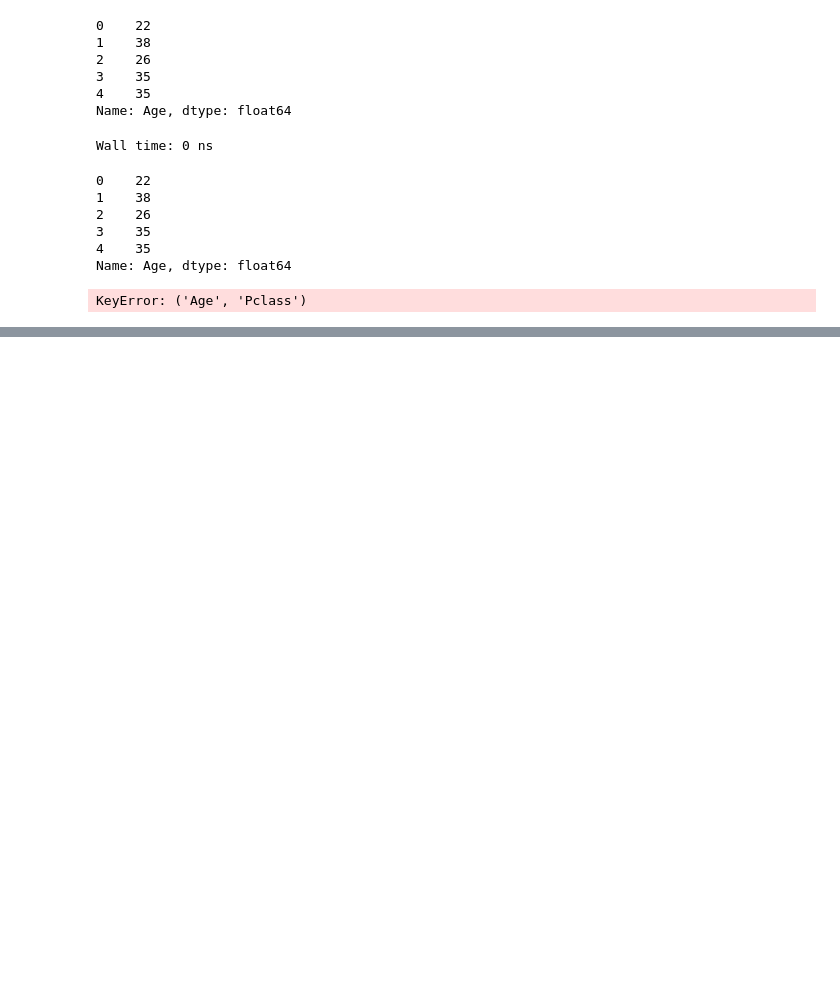
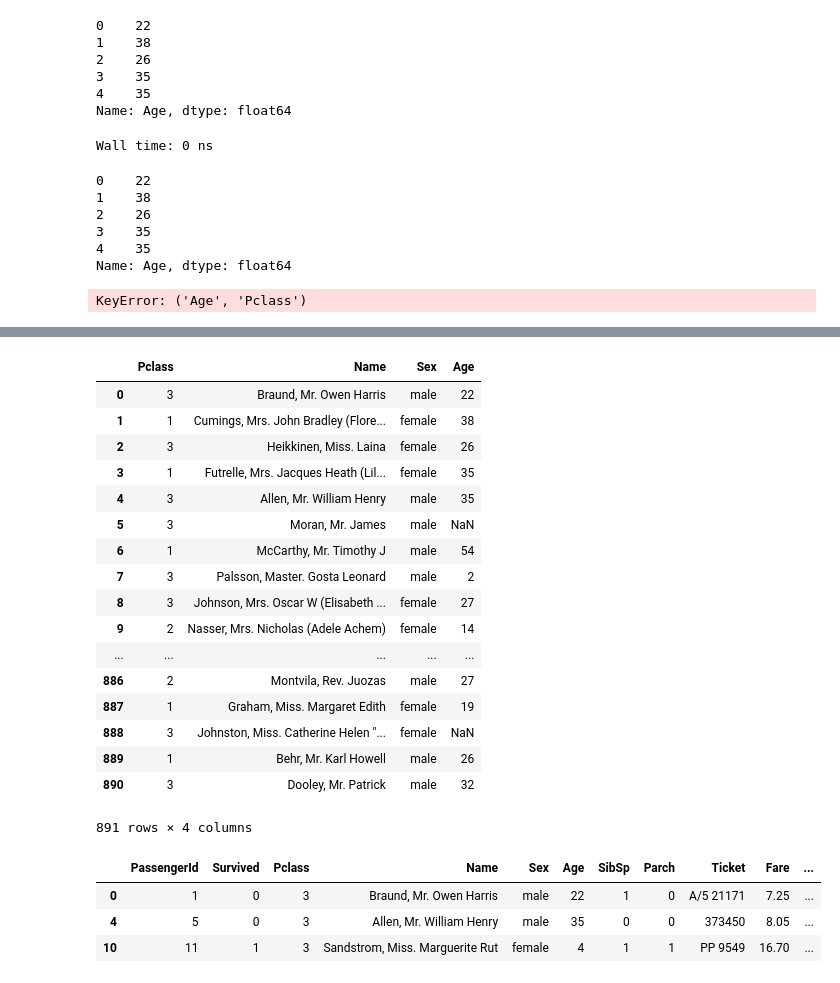
Before and after one commit to story645/ccny_software_carpentary, a Jupyter notebook: afternoon_session.ipynb, the cells around one changed output, grey strips where cells are left out. Saved outputs shown, nothing was run; the diff lists cells and outputs as text; code cells hidden in the pictures; blank space fills up the shorter version.

Commit message:
indexing

```diff
--- a/afternoon_session.ipynb
+++ b/afternoon_session.ipynb
@@ -163,0 +264,30 @@ KeyError: ('Age', 'Pclass')
+# %%
+#can be used to grab multiple columns->everything from Pclass to age
+train.loc[:,'Pclass':'Age']
+# %% [output]
+|  | Pclass | Name | Sex | Age |
+| 0 | 3 | Braund, Mr. Owen Harris | male | 22 |
+| 1 | 1 | Cumings, Mrs. John Bradley (Flore... | female | 38 |
+| 2 | 3 | Heikkinen, Miss. Laina | female | 26 |
+| 3 | 1 | Futrelle, Mrs. Jacques Heath (Lil... | female | 35 |
+| 4 | 3 | Allen, Mr. William Henry | male | 35 |
+| 5 | 3 | Moran, Mr. James | male | NaN |
+| 6 | 1 | McCarthy, Mr. Timothy J | male | 54 |
+| 7 | 3 | Palsson, Master. Gosta Leonard | male | 2 |
+| 8 | 3 | Johnson, Mrs. Oscar W (Elisabeth ... | female | 27 |
+| 9 | 2 | Nasser, Mrs. Nicholas (Adele Achem) | female | 14 |
+| ... | ... | ... | ... | ... |
+| 886 | 2 | Montvila, Rev. Juozas | male | 27 |
+| 887 | 1 | Graham, Miss. Margaret Edith | female | 19 |
+| 888 | 3 | Johnston, Miss. Catherine Helen "... | female | NaN |
+| 889 | 1 | Behr, Mr. Karl Howell | male | 26 |
+| 890 | 3 | Dooley, Mr. Patrick | male | 32 |
+891 rows × 4 columns
+# %%
+#used for pure numerical indexing
+train.iloc[[0,4,10],:]
+# %% [output]
+|  | PassengerId | Survived | Pclass | Name | Sex | Age | SibSp | Parch | Ticket | Fare | ... |
+| 0 | 1 | 0 | 3 | Braund, Mr. Owen Harris | male | 22 | 1 | 0 | A/5 21171 | 7.25 | ... |
+| 4 | 5 | 0 | 3 | Allen, Mr. William Henry | male | 35 | 0 | 0 | 373450 | 8.05 | ... |
+| 10 | 11 | 1 | 3 | Sandstrom, Miss. Marguerite Rut | female | 4 | 1 | 1 | PP 9549 | 16.70 | ... |
```
Also changed, not shown: parts of 16 cells of this notebook.
